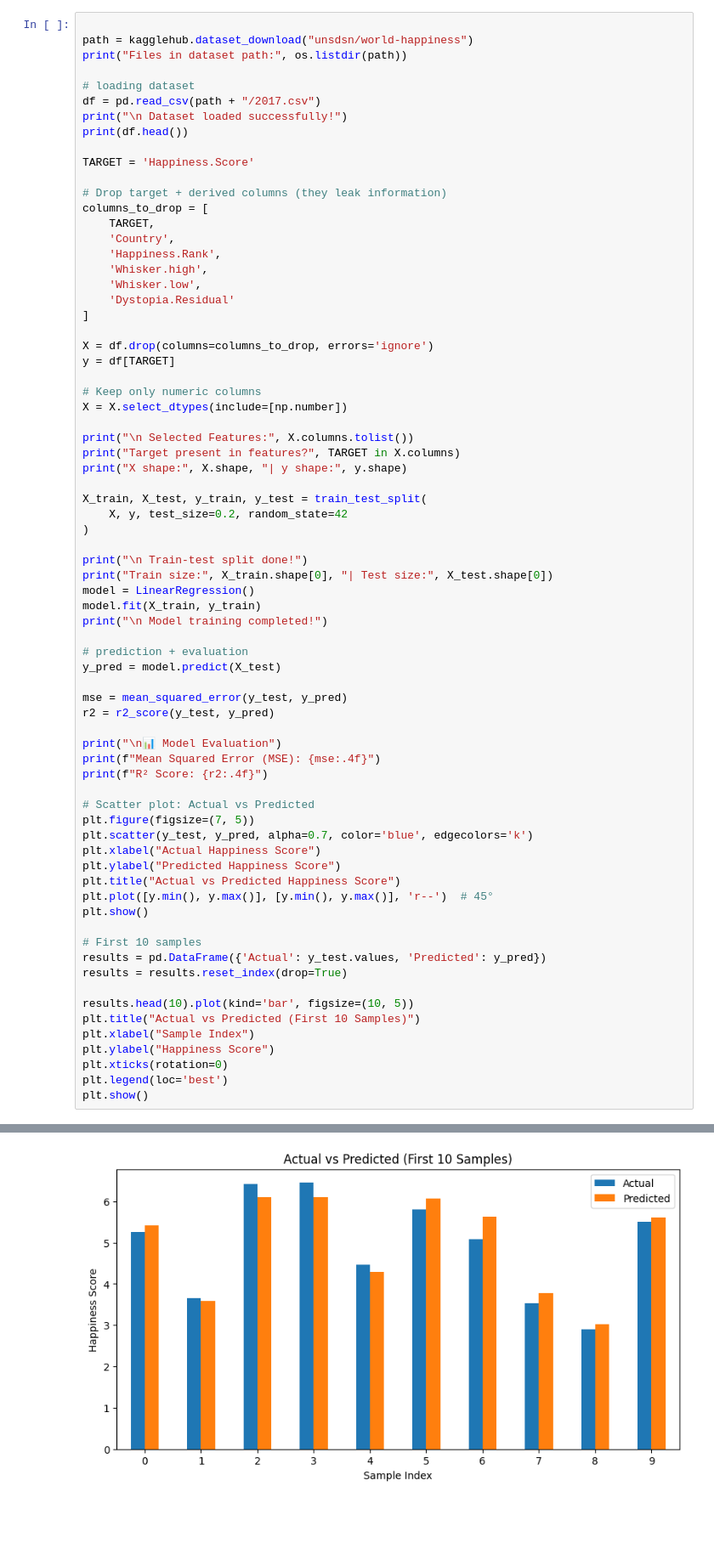
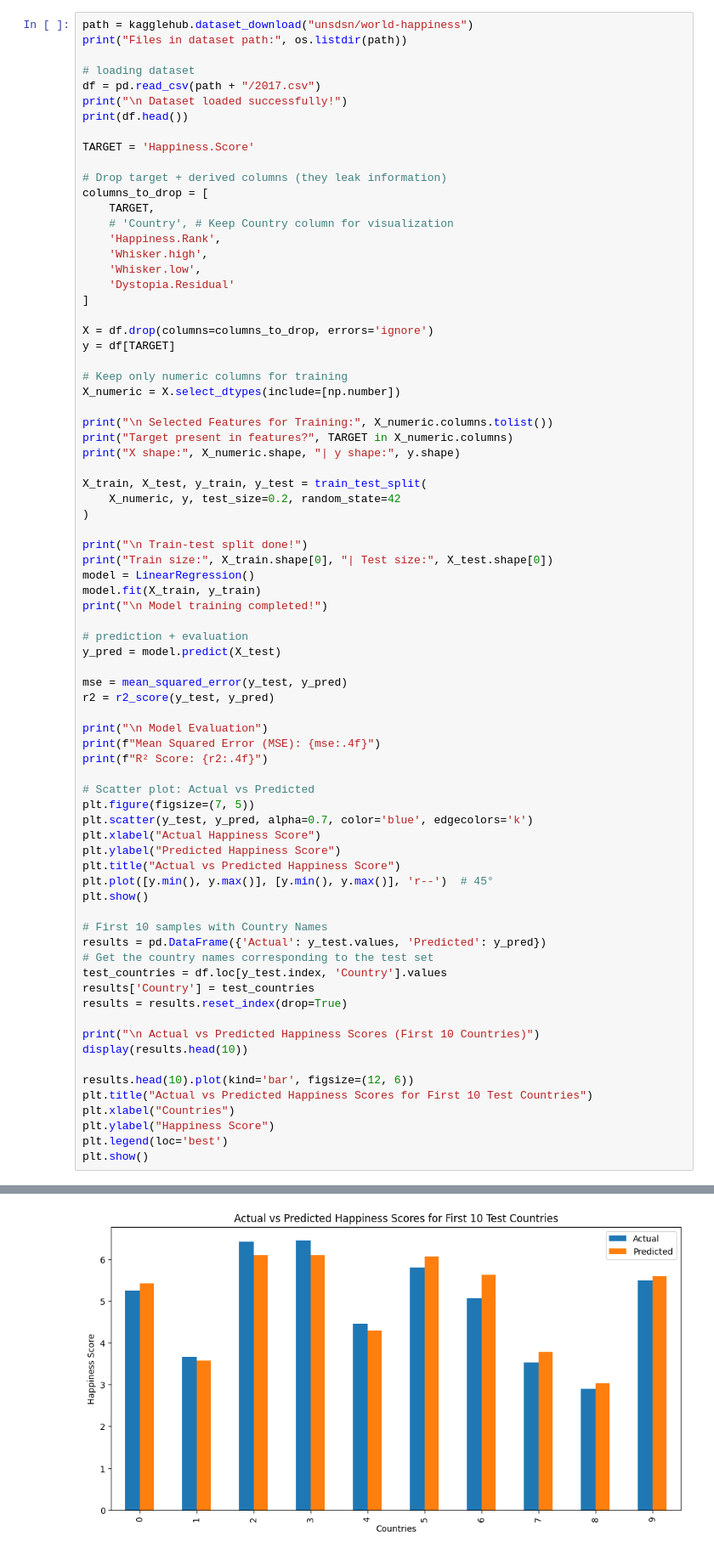
Before and after one commit to adityacodes-root/AIML-Labs, a Jupyter notebook: Lab1.ipynb, the cells around one changed output, grey strips where cells are left out. Shown at 85% size. Cells and saved outputs as stored; diff of their text form; blank space fills up the shorter version.

```diff
--- a/Lab1.ipynb
+++ b/Lab1.ipynb
@@ -43,7 +43,6 @@ Files in dataset: ['2015.csv', '2017.csv', '2019.csv', '2018.csv', '2016.csv']
 | 3 | Norway | Western Europe | 4 | 7.522 | 0.03880 | 1.45900 | 1.33095 | ... |
 | 4 | Canada | North America | 5 | 7.427 | 0.03553 | 1.32629 | 1.32261 | ... |
 # %%
-
 path = kagglehub.dataset_download("unsdsn/world-happiness")
 print("Files in dataset path:", os.listdir(path))
 
@@ -57,7 +56,7 @@ TARGET = 'Happiness.Score'
 # Drop target + derived columns (they leak information)
 columns_to_drop = [
     TARGET,
-    'Country',
+    # 'Country', # Keep Country column for visualization
     'Happiness.Rank',
     'Whisker.high',
     'Whisker.low',
@@ -67,15 +66,15 @@ columns_to_drop = [
 X = df.drop(columns=columns_to_drop, errors='ignore')
 y = df[TARGET]
 
-# Keep only numeric columns
-X = X.select_dtypes(include=[np.number])
+# Keep only numeric columns for training
+X_numeric = X.select_dtypes(include=[np.number])
 
-print("\n Selected Features:", X.columns.tolist())
-print("Target present in features?", TARGET in X.columns)
-print("X shape:", X.shape, "| y shape:", y.shape)
+print("\n Selected Features for Training:", X_numeric.columns.tolist())
+print("Target present in features?", TARGET in X_numeric.columns)
+print("X shape:", X_numeric.shape, "| y shape:", y.shape)
 
 X_train, X_test, y_train, y_test = train_test_split(
-    X, y, test_size=0.2, random_state=42
+    X_numeric, y, test_size=0.2, random_state=42
 )
 
 print("\n Train-test split done!")
@@ -90,7 +89,7 @@ y_pred = model.predict(X_test)
 mse = mean_squared_error(y_test, y_pred)
 r2 = r2_score(y_test, y_pred)
 
-print("\n📊 Model Evaluation")
+print("\n Model Evaluation")
 print(f"Mean Squared Error (MSE): {mse:.4f}")
 print(f"R² Score: {r2:.4f}")
 
@@ -103,15 +102,20 @@ plt.title("Actual vs Predicted Happiness Score")
 plt.plot([y.min(), y.max()], [y.min(), y.max()], 'r--')  # 45°
 plt.show()
 
-# First 10 samples
+# First 10 samples with Country Names
 results = pd.DataFrame({'Actual': y_test.values, 'Predicted': y_pred})
+# Get the country names corresponding to the test set
+test_countries = df.loc[y_test.index, 'Country'].values
+results['Country'] = test_countries
 results = results.reset_index(drop=True)
 
-results.head(10).plot(kind='bar', figsize=(10, 5))
-plt.title("Actual vs Predicted (First 10 Samples)")
-plt.xlabel("Sample Index")
+print("\n Actual vs Predicted Happiness Scores (First 10 Countries)")
+display(results.head(10))
+
+results.head(10).plot(kind='bar', figsize=(12, 6))
+plt.title("Actual vs Predicted Happiness Scores for First 10 Test Countries")
+plt.xlabel("Countries")
 plt.ylabel("Happiness Score")
-plt.xticks(rotation=0)
 plt.legend(loc='best')
 plt.show()
 # %% [output]
@@ -136 +152 @@ R² Score: 0.8741
-[figure, old version]
+[figure, new version]
```
Also changed, not shown: parts of 1 cell of this notebook.
